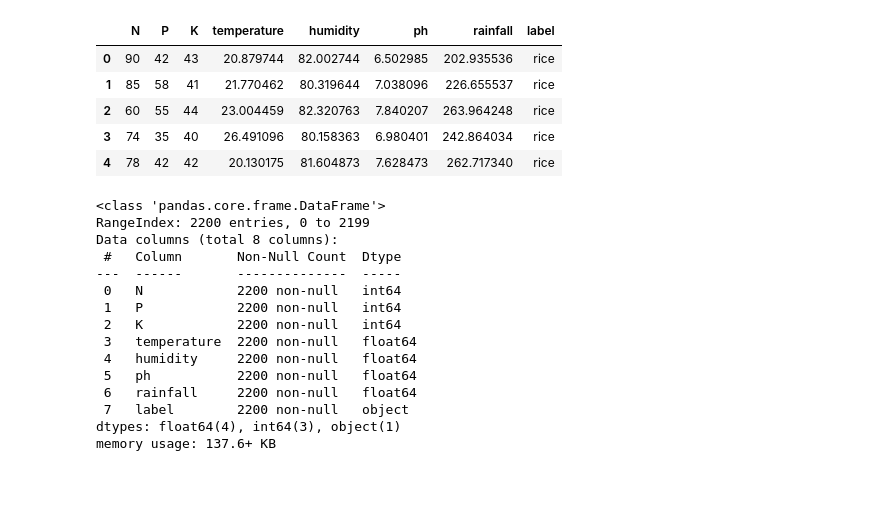
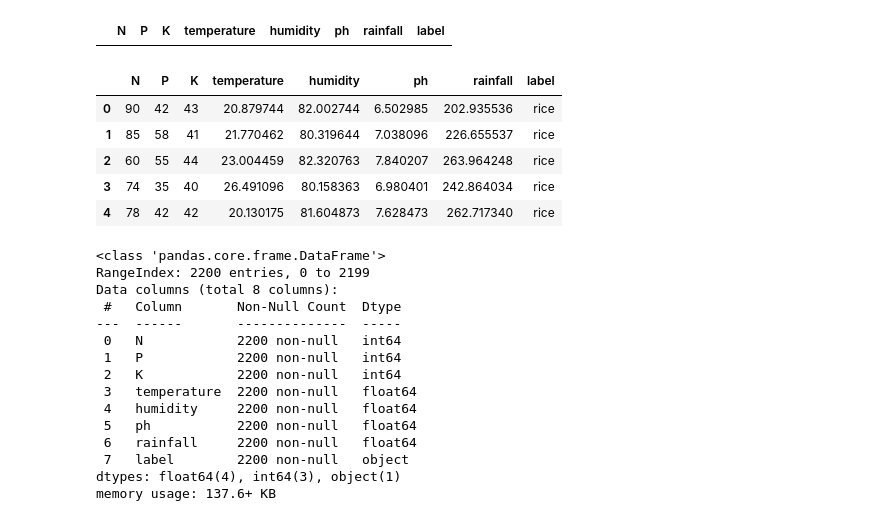
Before and after one commit to MeetPujara/Crop-Prediction, a Jupyter notebook: crop_prediction.ipynb, the cells around one changed output. Drawn from its saved outputs; the diff is of its cells as text; code cells hidden in the pictures; blank space fills up the shorter version.

Commit message:
check for duplicated rows in the crop prediction notebook

```diff
--- a/crop_prediction.ipynb
+++ b/crop_prediction.ipynb
@@ -10,6 +10,10 @@ from sklearn.preprocessing import StandardScaler
 from sklearn.pipeline import Pipeline
 # %%
 df = pd.read_csv('Crop_recommendation.csv')
+# %%
+df[df.duplicated()]
+# %% [output]
+|  | N | P | K | temperature | humidity | ph | rainfall | label |
 # %%
 df.head()
 # %% [output]
```
